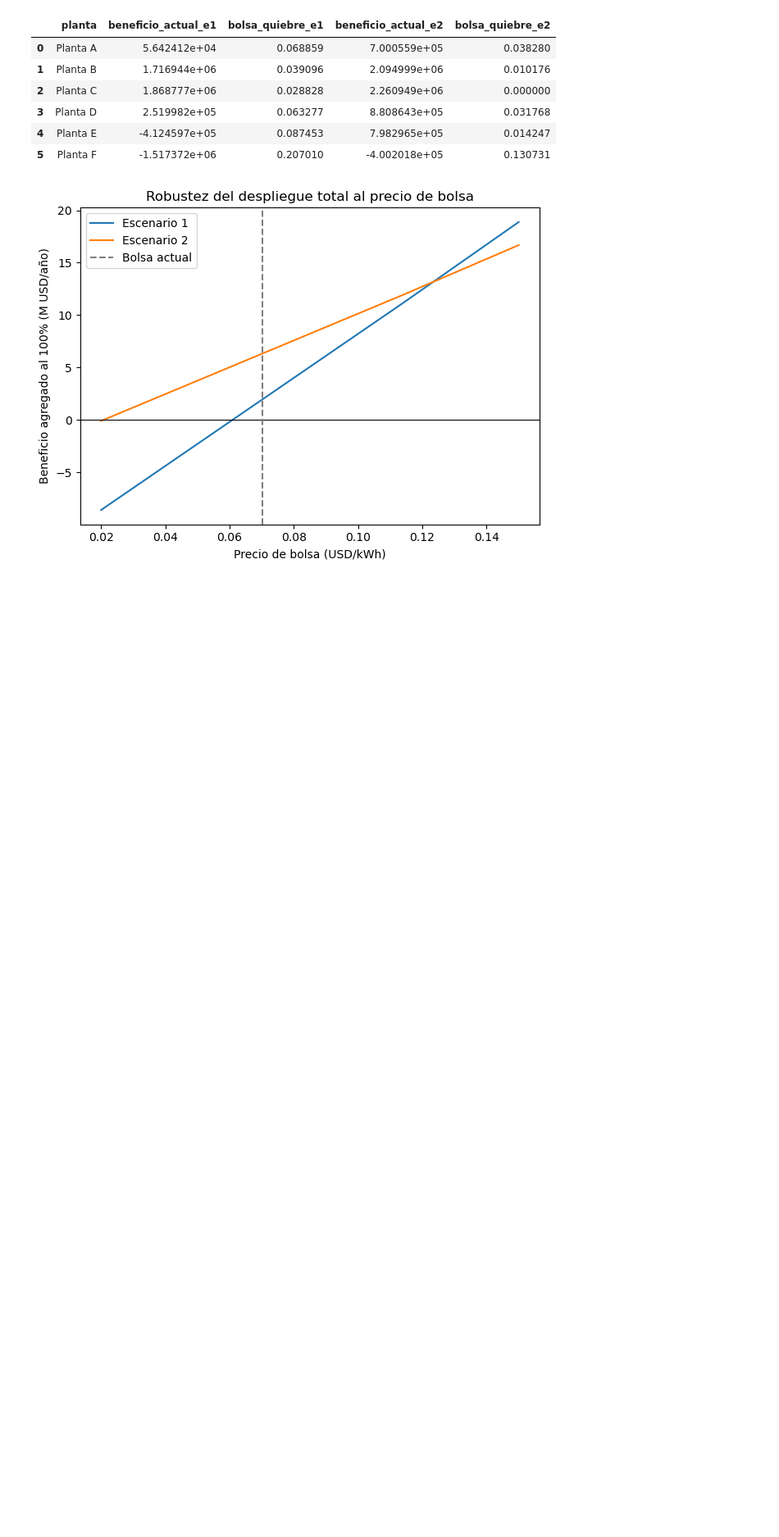
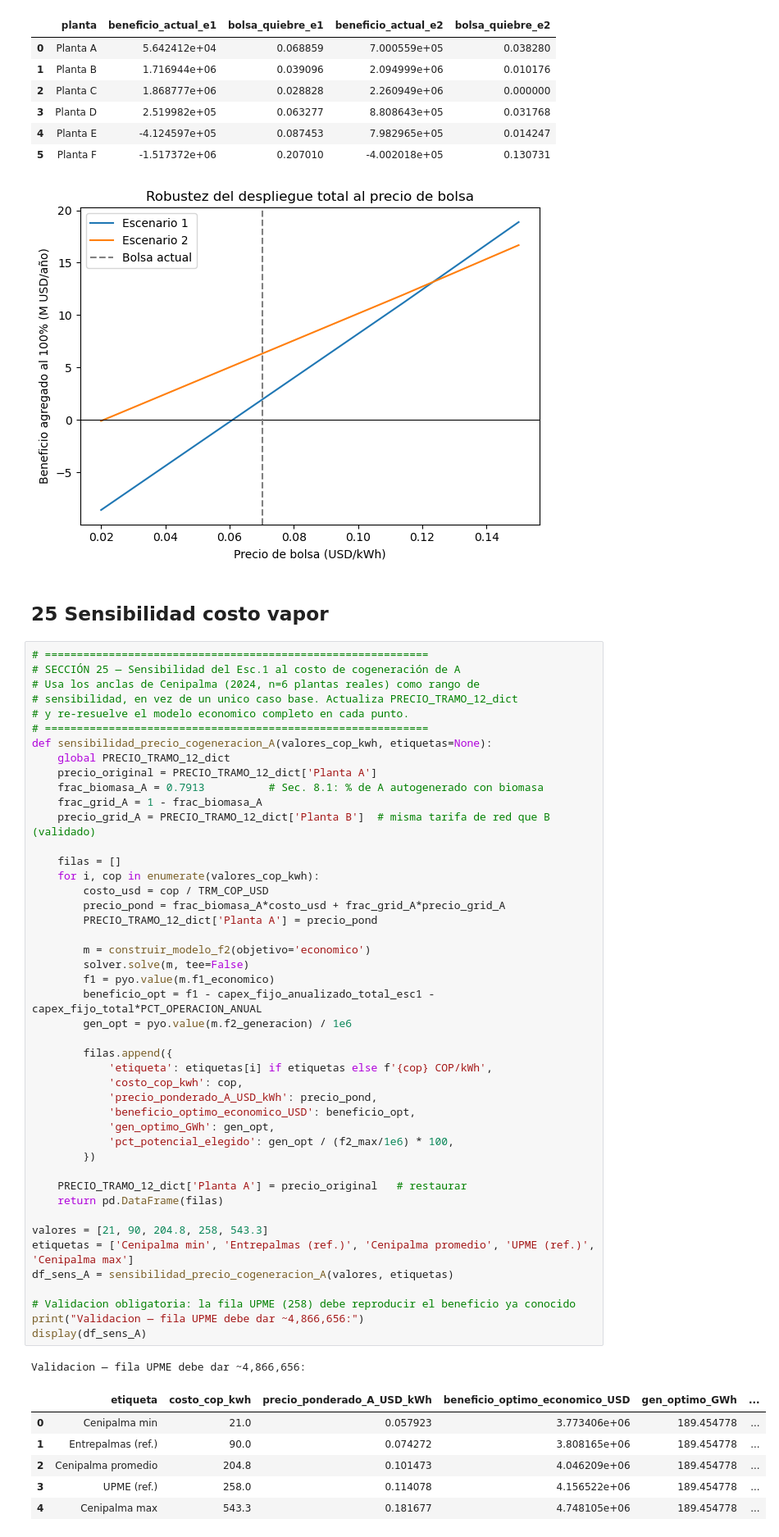
Before and after one commit to juncal0/valorizacion-biomasa-palma, a Jupyter notebook: 01_notebook_v3_CAPEX_corregido.ipynb, the cells around one changed output. Shown at 82% size. Drawn from its saved outputs; the diff is of its cells as text; blank space fills up the shorter version.

Commit message:
Analisis 6: sensibilidad de actualizacion tecnologica para A (vapor) y D (biogas), datos Cenipalma 2024

```diff
--- a/01_notebook_v3_CAPEX_corregido.ipynb
+++ b/01_notebook_v3_CAPEX_corregido.ipynb
@@ -5042,3 +5042,58 @@ Esc.2: agregado quiebra a bolsa = 0.0208  (actual 0.0703)
 | 4 | Planta E | -4.124597e+05 | 0.087453 | 7.982965e+05 | 0.014247 |
 | 5 | Planta F | -1.517372e+06 | 0.207010 | -4.002018e+05 | 0.130731 |
 [figure]
+# %% [markdown]
+## 25 Sensibilidad costo vapor
+# %%
+# ============================================================
+# SECCIÓN 25 — Sensibilidad del Esc.1 al costo de cogeneración de A
+# Usa los anclas de Cenipalma (2024, n=6 plantas reales) como rango de
+# sensibilidad, en vez de un unico caso base. Actualiza PRECIO_TRAMO_12_dict
+# y re-resuelve el modelo economico completo en cada punto.
+# ============================================================
+def sensibilidad_precio_cogeneracion_A(valores_cop_kwh, etiquetas=None):
+    global PRECIO_TRAMO_12_dict
+    precio_original = PRECIO_TRAMO_12_dict['Planta A']
+    frac_biomasa_A = 0.7913          # Sec. 8.1: % de A autogenerado con biomasa
+    frac_grid_A = 1 - frac_biomasa_A
+    precio_grid_A = PRECIO_TRAMO_12_dict['Planta B']  # misma tarifa de red que B (validado)
+
+    filas = []
+    for i, cop in enumerate(valores_cop_kwh):
+        costo_usd = cop / TRM_COP_USD
+        precio_pond = frac_biomasa_A*costo_usd + frac_grid_A*precio_grid_A
+        PRECIO_TRAMO_12_dict['Planta A'] = precio_pond
+
+        m = construir_modelo_f2(objetivo='economico')
+        solver.solve(m, tee=False)
+        f1 = pyo.value(m.f1_economico)
+        beneficio_opt = f1 - capex_fijo_anualizado_total_esc1 - capex_fijo_total*PCT_OPERACION_ANUAL
+        gen_opt = pyo.value(m.f2_generacion) / 1e6
+
+        filas.append({
+            'etiqueta': etiquetas[i] if etiquetas else f'{cop} COP/kWh',
+            'costo_cop_kwh': cop,
+            'precio_ponderado_A_USD_kWh': precio_pond,
+            'beneficio_optimo_economico_USD': beneficio_opt,
+            'gen_optimo_GWh': gen_opt,
+            'pct_potencial_elegido': gen_opt / (f2_max/1e6) * 100,
+        })
+
+    PRECIO_TRAMO_12_dict['Planta A'] = precio_original   # restaurar
+    return pd.DataFrame(filas)
+
+valores = [21, 90, 204.8, 258, 543.3]
+etiquetas = ['Cenipalma min', 'Entrepalmas (ref.)', 'Cenipalma promedio', 'UPME (ref.)', 'Cenipalma max']
+df_sens_A = sensibilidad_precio_cogeneracion_A(valores, etiquetas)
+
+# Validacion obligatoria: la fila UPME (258) debe reproducir el beneficio ya conocido
+print("Validacion — fila UPME debe dar ~4,866,656:")
+display(df_sens_A)
+# %% [output]
+Validacion — fila UPME debe dar ~4,866,656:
+|  | etiqueta | costo_cop_kwh | precio_ponderado_A_USD_kWh | beneficio_optimo_economico_USD | gen_optimo_GWh | ... |
+| 0 | Cenipalma min | 21.0 | 0.057923 | 3.773406e+06 | 189.454778 | ... |
+| 1 | Entrepalmas (ref.) | 90.0 | 0.074272 | 3.808165e+06 | 189.454778 | ... |
+| 2 | Cenipalma promedio | 204.8 | 0.101473 | 4.046209e+06 | 189.454778 | ... |
+| 3 | UPME (ref.) | 258.0 | 0.114078 | 4.156522e+06 | 189.454778 | ... |
+| 4 | Cenipalma max | 543.3 | 0.181677 | 4.748105e+06 | 189.454778 | ... |
```
Also changed, not shown: 3 other files.
